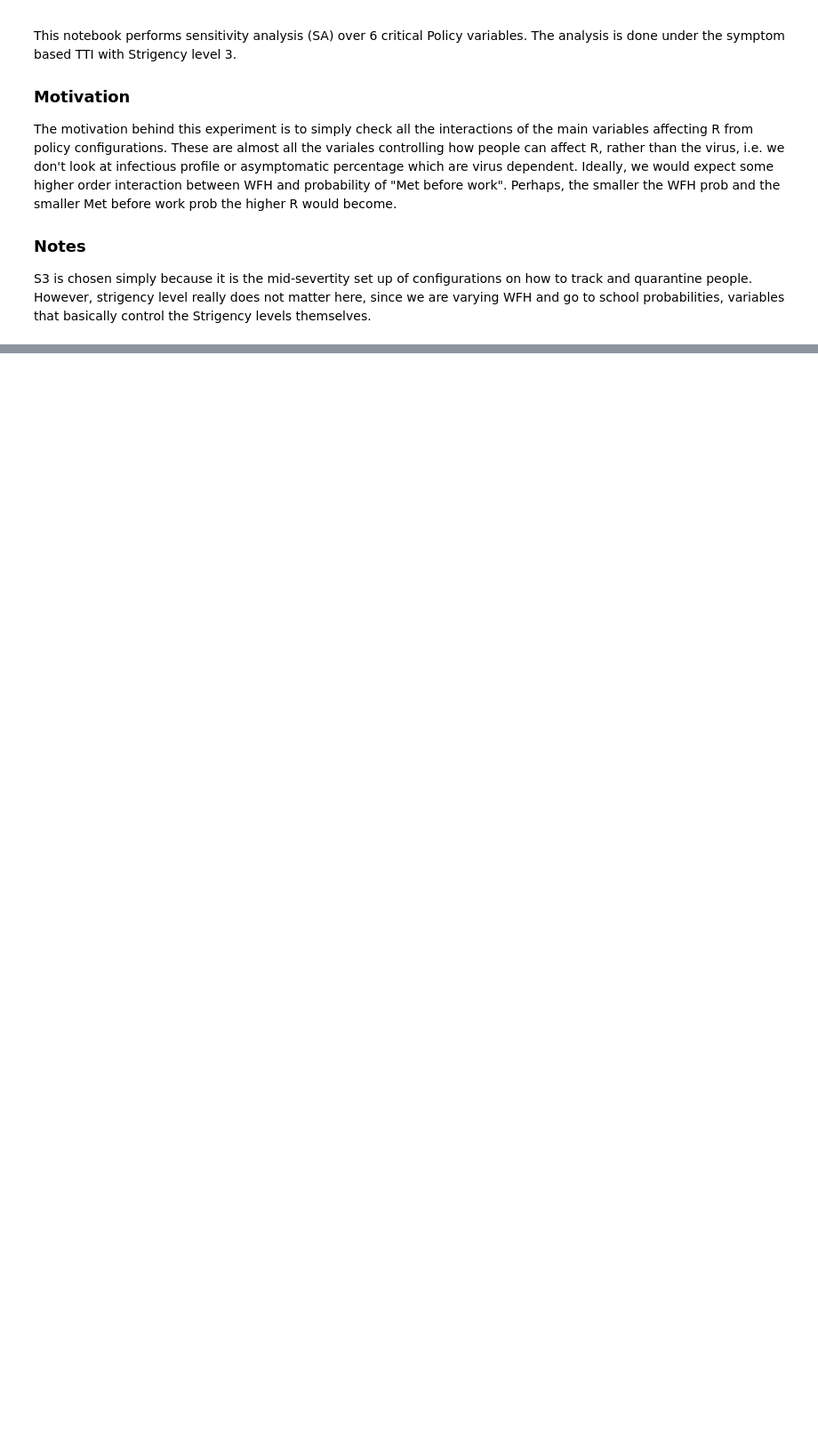
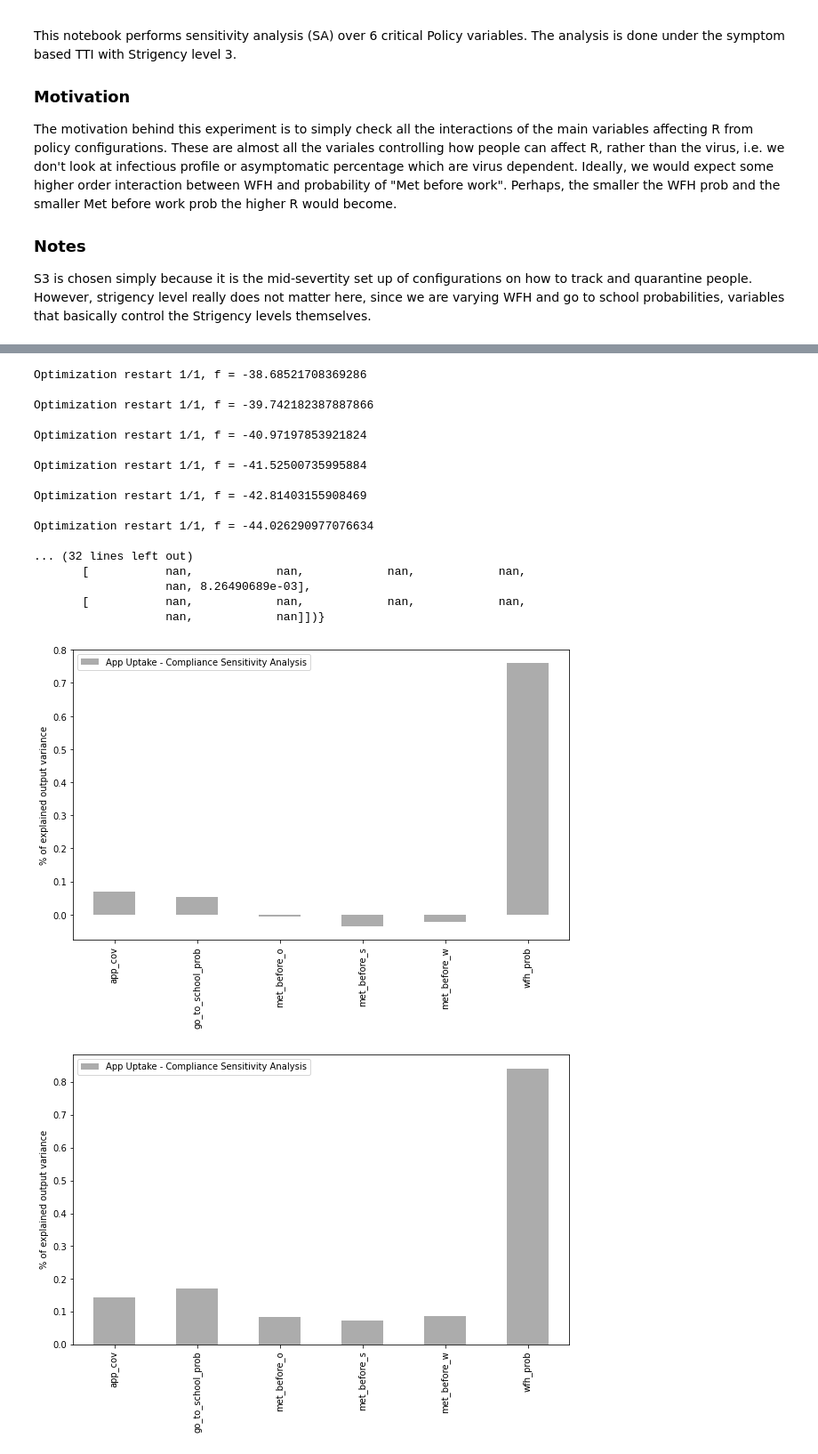
Before and after one commit to elimkwan/Covid-TTI-Model-Sensitivity-Analysis, a Jupyter notebook: tti-explorer-with-changes/notebooks/Bayesian-Optimisation-Exp/s-levels-vars-sa.ipynb, the cells around one changed output, grey strips where cells are left out. Shown at 89% size. Saved outputs shown, nothing was run; the diff lists cells and outputs as text; code cells hidden in the pictures; blank space fills up the shorter version.

```diff
--- a/tti-explorer-with-changes/notebooks/Bayesian-Optimisation-Exp/s-levels-vars-sa.ipynb
+++ b/tti-explorer-with-changes/notebooks/Bayesian-Optimisation-Exp/s-levels-vars-sa.ipynb
@@ -121,7 +124,9 @@ def run_sensitivity(strigency, initial_samples, bo_samples, mc_samples, col):
     y = run_tti_sim(x) # obtain corresponding effective_rs
 
     # Fitting emulator to data, x: (app_cov, compliance), y: effective_r
-    kern_eq = GPy.kern.StdPeriodic(input_dim=6, period =[2,2,2,2,2,2], lengthscale=[2,2,2,2,2,2], ARD1 = True, ARD2=True)*GPy.kern.RBF(input_dim=6,lengthscale=[2,2,2,2,2,2], ARD=True) + GPy.kern.White(input_dim=6, variance=2**2)
+#     kern_eq = GPy.kern.StdPeriodic(input_dim=6, period =[2,2,2,2,2,2], lengthscale=[2,2,2,2,2,2], ARD1 = True, ARD2=True)*GPy.kern.RBF(input_dim=6,lengthscale=[2,2,2,2,2,2], ARD=True) + GPy.kern.White(input_dim=6, variance=2**2)
+    kern_eq = GPy.kern.sde_RatQuad(input_dim=6, ARD = True) + GPy.kern.White(input_dim=2, variance=1)
+
 
     kern_bias = GPy.kern.Bias(input_dim=6)
 #     kern = kern_eq + kern_bias
@@ -130,6 +135,17 @@ def run_sensitivity(strigency, initial_samples, bo_samples, mc_samples, col):
     # model_gpy.likelihood.variance.fix(1e-5)
     model_emukit = GPyModelWrapper(model_gpy)
     model_emukit.optimize() # optimise (max log-lik)
+
+    # Comment out if not using neural network for experimental designs.
+    model = tf.keras.Sequential([
+      layers.Dense(2, activation='relu'),
+      layers.Dense(64, activation='relu'),
+      layers.Dense(1)
+      ])
+
+    model.compile(loss='mean_absolute_error',
+                optimizer=tf.keras.optimizers.Adam(0.001))
+    history = model.fit(x, y,validation_split=0.1, verbose=0, epochs=500)
 
     # Initialise experimental design loop. Using integrated variance as acquisition
     # to "query" the input space aiming to reduce uncertainty over the func we're approx. i.e. effective_r
@@ -150,7 +166,7 @@ def run_sensitivity(strigency, initial_samples, bo_samples, mc_samples, col):
 
     pd.DataFrame(d).plot(kind='bar', ax=ax, color=col, alpha=0.65)
     plt.ylabel('% of explained output variance')
-    out_name = "main-effects-strig-{}.pdf".format(strigency)
+    out_name = "main-effects-strig-{}-NN.pdf".format(strigency)
 
 #     mlai.write_figure(filename=out_name, directory='./uq')
 
@@ -166,7 +182,7 @@ def run_sensitivity(strigency, initial_samples, bo_samples, mc_samples, col):
 
     #SALib
 
-    param = [' GS ',' MBW ', ' MBS ',  '  MBO ', ' WFO ', ' AU']
+    param = [' GS ',' MBW ', ' MBS ',  '  MBO ', ' WFH ', ' AU']
 
     problem = {
         'num_vars': 6,
@@ -177,10 +193,11 @@ def run_sensitivity(strigency, initial_samples, bo_samples, mc_samples, col):
 
     xt = saltelli.sample(problem, mc_samples)
     Y,_= model_gpy.predict(xt)
+#     Y = model.predict(xt)
     Y = np.squeeze(Y)
     Si = sobol.analyze(problem, Y)
 
-
+    print(Si)
 
     first_lim  = [0, 0.95]
     second_lim = [0, 0.95]
@@ -189,9 +206,9 @@ def run_sensitivity(strigency, initial_samples, bo_samples, mc_samples, col):
 
     fig, ax = plt.subplots(2, 2, figsize=plot.big_wide_figsize)
     fig.subplots_adjust(hspace=0.5)
+    kernchoice="RBF"
 
-
-    ax[0][0].set_title("1st Order Sobol (SALab)")
+    ax[0][0].set_title("1st Order Sobol (SALib) - {}".format(kernchoice))
     for index,val in enumerate(Si['S1']):
         ax[0][0].bar(param[index],val, color = col)
     ax[0][0].set_ylim(first_lim)
@@ -206,12 +223,12 @@ def run_sensitivity(strigency, initial_samples, bo_samples, mc_samples, col):
 #                 param2.append(name)
 #     ax[0][1].set_ylim(first_lim)
 
-    ax[0][1].set_title("Total Effect Sobol (SALab)")
+    ax[0][1].set_title("Total Effect Sobol (SALib) - {}".format(kernchoice))
     for index,val in enumerate(Si['ST']):
         ax[0][1].bar(param[index],val, color = col)
     ax[0][1].set_ylim(total_lim)
 
-    ax[1][0].set_title("1st Order Sobol (Emukit)")
+    ax[1][0].set_title("1st Order Sobol (Emukit)- {}".format(kernchoice))
     for index, ivar in enumerate(main_effects_gp):
         ax[1][0].bar(param[index], main_effects_gp[ivar][0], color = col)
     ax[1][0].set_ylim(first_lim)
@@ -223,7 +240,7 @@ def run_sensitivity(strigency, initial_samples, bo_samples, mc_samples, col):
 #     ax[1][1].set_ylim(first_lim)
 
 
-    ax[1][1].set_title("Total Effect Sobol (Emukit)")
+    ax[1][1].set_title("Total Effect Sobol (Emukit) - {}".format(kernchoice))
     for index, ivar in enumerate(total_effects_gp):
         ax[1][1].bar(param[index], total_effects_gp[ivar][0], color = col)
     ax[1][1].set_ylim(total_lim)
@@ -243,11 +260,11 @@ def run_sensitivity(strigency, initial_samples, bo_samples, mc_samples, col):
 
     plt.tight_layout()
 #     plt.show()
-    out_name = "sa-vars-SA-{}.pdf".format(strigency)
+    out_name = "sa-vars-SA-{}-test-high-IVR.pdf".format(strigency)
 
     plt.savefig(out_name, format='pdf', bbox_inches='tight')
 # %%
-strigency = "S3_symptom_based_TTI"
+strigency = "S1_symptom_based_TTI"
 over18 = load_csv(os.path.join(path_to_bbc_data, "contact_distributions_o18.csv"))
 under18 = load_csv(os.path.join(path_to_bbc_data, "contact_distributions_u18.csv"))
 simulate_contacts = EmpiricalContactsSimulator(over18, under18, rng)
@@ -263,5 +280,5 @@ rng = np.random.RandomState(42)
 
 tti_model = TTIFlowModel(rng, **strategy_config)
 
-run_sensitivity(strigency, 50, 5, 100000, cols[cidx])
+run_sensitivity(strigency, 100, 20, 100000, "grey")
 # %% [output]
@@ -269,0 +287,19 @@ Optimization restart 1/1, f = -132.21863644879755
+Optimization restart 1/1, f = -38.68521708369286
+
+Optimization restart 1/1, f = -39.742182387887866
+
+Optimization restart 1/1, f = -40.97197853921824
+
+Optimization restart 1/1, f = -41.52500735995884
+
+Optimization restart 1/1, f = -42.81403155908469
+
+Optimization restart 1/1, f = -44.026290977076634
+
+... (32 lines left out)
+       [           nan,            nan,            nan,            nan,
+                   nan, 8.26490689e-03],
+       [           nan,            nan,            nan,            nan,
+                   nan,            nan]])}
+[figure, added]
+[figure, added]
```
Also changed, not shown: parts of 2 cells of this notebook, 1 other file.
